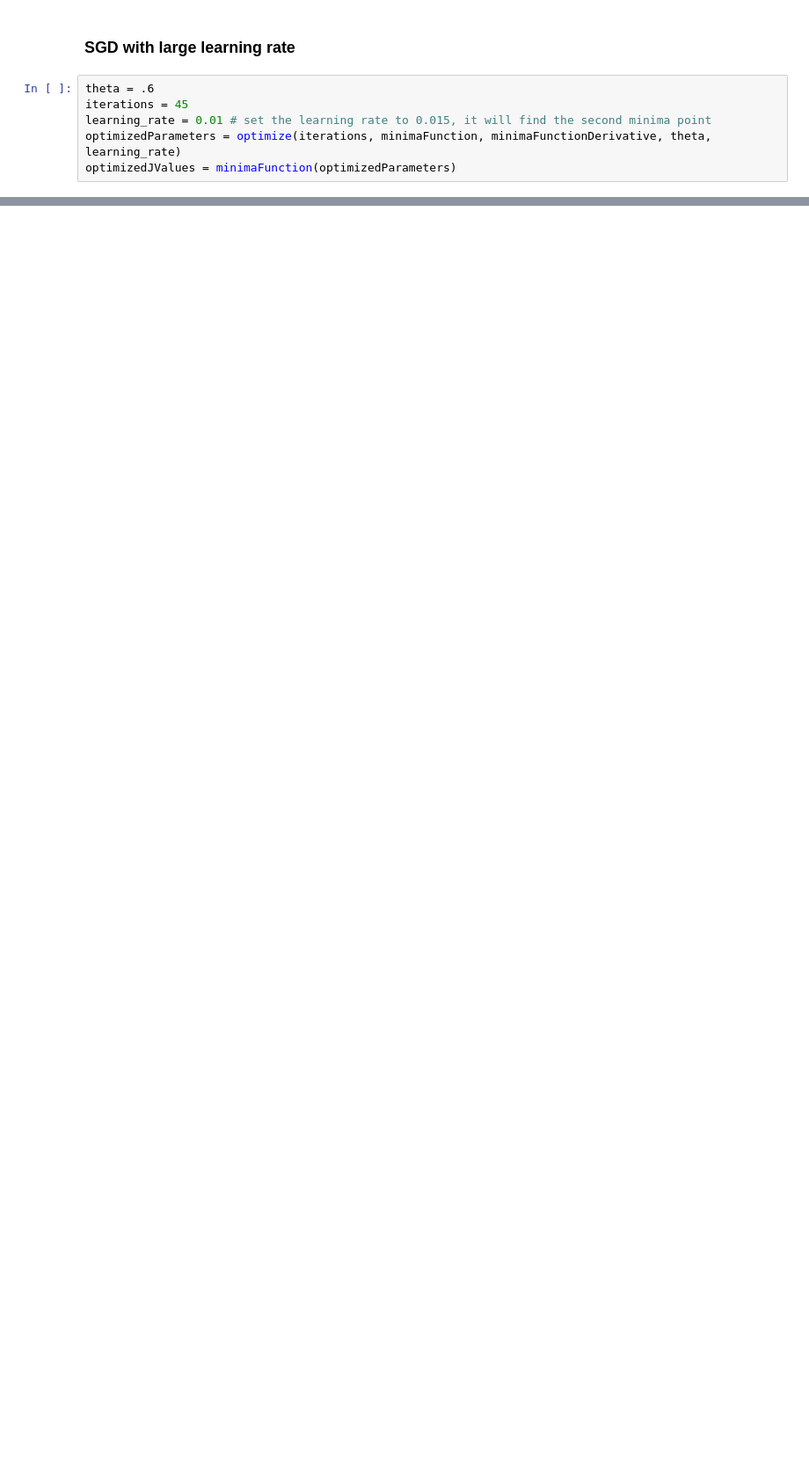
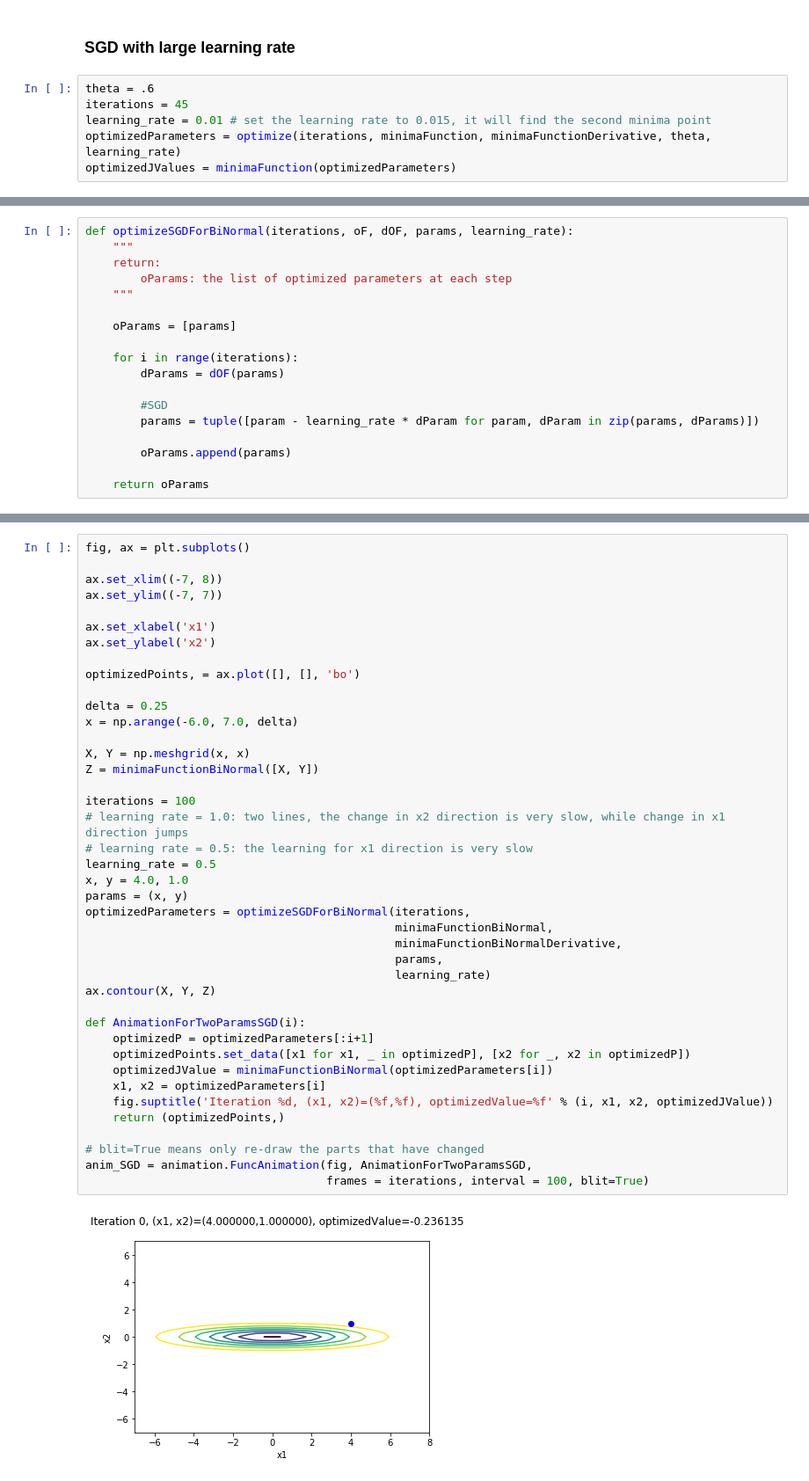
Before and after one commit to hsgui/deeplearning-projects, a Jupyter notebook: optimization-algorithms.ipynb, the cells around one changed output, grey strips where cells are left out. Shown: that part at 88% size. Cells and saved outputs as stored; diff of their text form; blank space fills up the shorter version.

```diff
--- a/optimization-algorithms.ipynb
+++ b/optimization-algorithms.ipynb
@@ -133,0 +158,18 @@ HTML(anim_largeLearningRate.to_html5_video())
+# %%
+def optimizeSGDForBiNormal(iterations, oF, dOF, params, learning_rate):
+    """
+    return:
+        oParams: the list of optimized parameters at each step
+    """
+
+    oParams = [params]
+
+    for i in range(iterations):
+        dParams = dOF(params)
+
+        #SGD
+        params = tuple([param - learning_rate * dParam for param, dParam in zip(params, dParams)])
+
+        oParams.append(params)
+
+    return oParams
@@ -133,0 +202,43 @@ HTML(anim_largeLearningRate.to_html5_video())
+# %%
+fig, ax = plt.subplots()
+
+ax.set_xlim((-7, 8))
+ax.set_ylim((-7, 7))
+
+ax.set_xlabel('x1')
+ax.set_ylabel('x2')
+
+optimizedPoints, = ax.plot([], [], 'bo')
+
+delta = 0.25
+x = np.arange(-6.0, 7.0, delta)
+
+X, Y = np.meshgrid(x, x)
+Z = minimaFunctionBiNormal([X, Y])
+
+iterations = 100
+# learning rate = 1.0: two lines, the change in x2 direction is very slow, while change in x1 direction jumps
+# learning rate = 0.5: the learning for x1 direction is very slow
+learning_rate = 0.5
+x, y = 4.0, 1.0
+params = (x, y)
+optimizedParameters = optimizeSGDForBiNormal(iterations,
+                                             minimaFunctionBiNormal,
+                                             minimaFunctionBiNormalDerivative,
+                                             params,
+                                             learning_rate)
+ax.contour(X, Y, Z)
+
+def AnimationForTwoParamsSGD(i):
+    optimizedP = optimizedParameters[:i+1]
+    optimizedPoints.set_data([x1 for x1, _ in optimizedP], [x2 for _, x2 in optimizedP])
+    optimizedJValue = minimaFunctionBiNormal(optimizedParameters[i])
+    x1, x2 = optimizedParameters[i]
+    fig.suptitle('Iteration %d, (x1, x2)=(%f,%f), optimizedValue=%f' % (i, x1, x2, optimizedJValue))
+    return (optimizedPoints,)
+
+# blit=True means only re-draw the parts that have changed
+anim_SGD = animation.FuncAnimation(fig, AnimationForTwoParamsSGD,
+                                   frames = iterations, interval = 100, blit=True)
+# %% [output]
+[figure, added]
```
Also changed, not shown: parts of 13 cells of this notebook.
